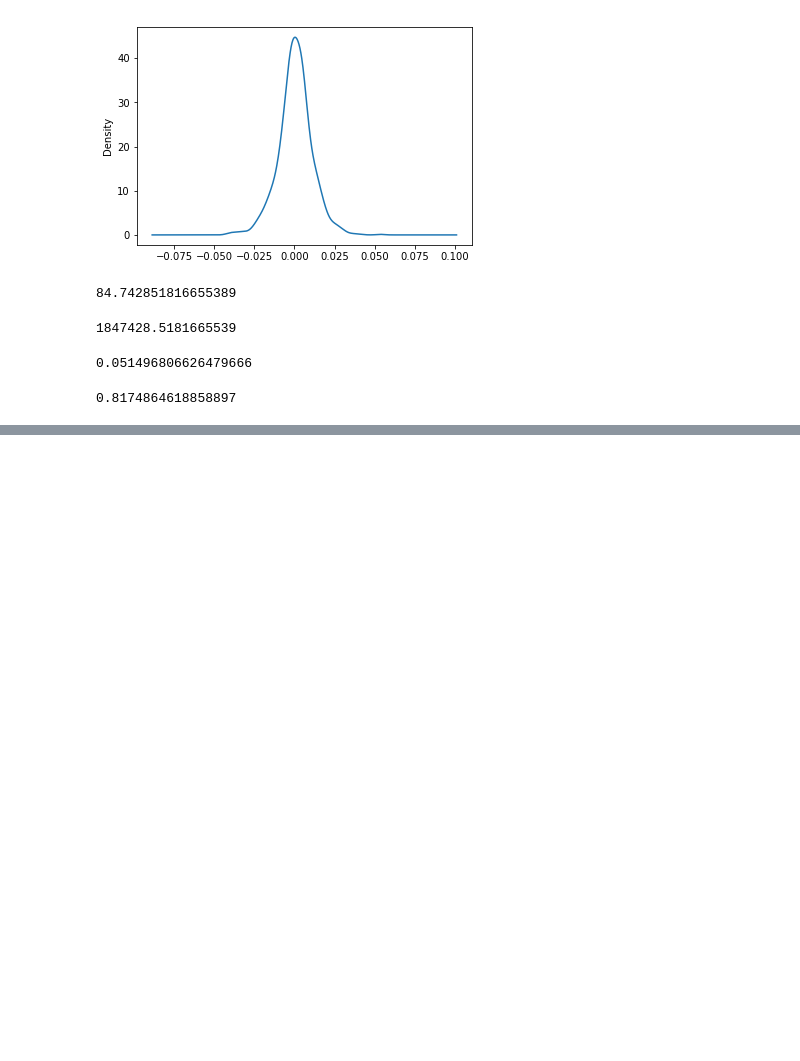
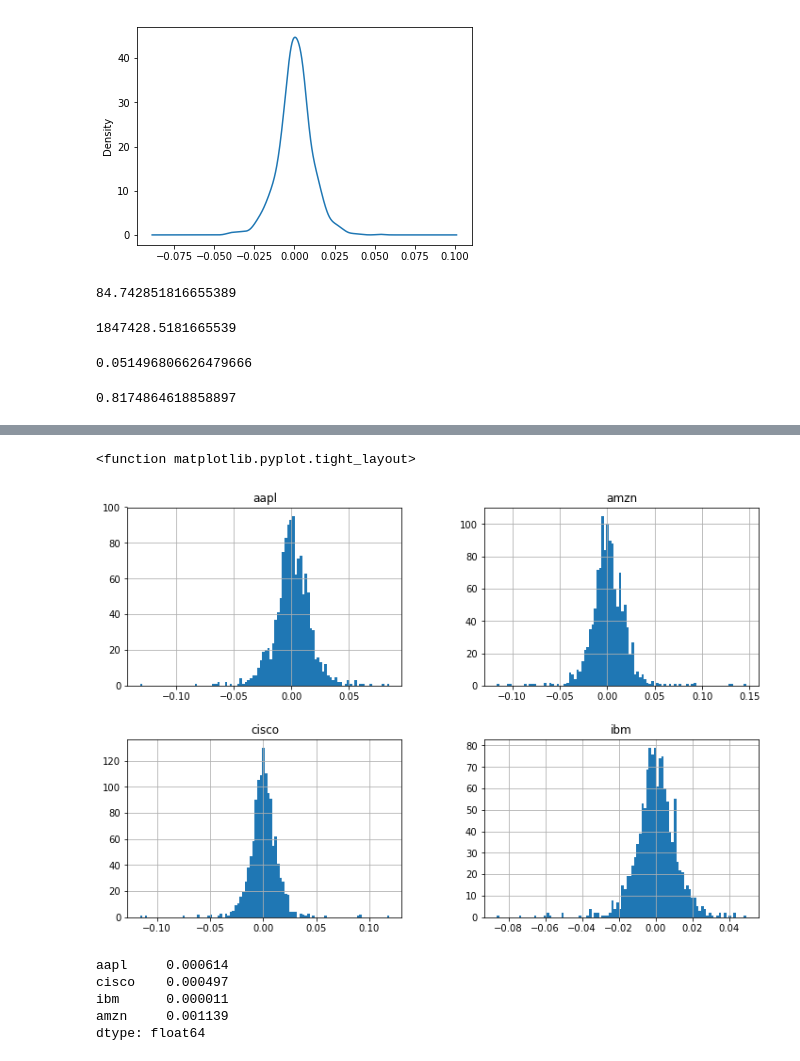
Before and after one commit to vitaliAI/Python-Source-Code, a Jupyter notebook: Python Finance Fundamentals/Python Finance Fundamentals.ipynb, the cells around one changed output, grey strips where cells are left out. Saved outputs shown, nothing was run; the diff lists cells and outputs as text; code cells hidden in the pictures; blank space fills up the shorter version.

```diff
--- a/Python Finance Fundamentals/Python Finance Fundamentals.ipynb
+++ b/Python Finance Fundamentals/Python Finance Fundamentals.ipynb
@@ -237,0 +259,4 @@ ASR
+# %%
+stocks = pd.concat([aapl['Adj. Close'], cisco['Adj. Close'], ibm['Adj. Close'], amzn['Adj. Close']], axis=1)
+# %%
+stocks.columns = ['aapl', 'cisco', 'ibm', 'amzn']
@@ -237,0 +299,3 @@ ASR
+# %%
+log_ret = np.log(stocks/stocks.shift(1))
+log_ret.head()
@@ -237,0 +310,14 @@ ASR
+# %%
+log_ret.hist(bins=100, figsize=(12,8))
+plt.tight_layout
+# %% [output]
+<function matplotlib.pyplot.tight_layout>
+[figure, added]
+# %%
+log_ret.mean()
+# %% [output]
+aapl     0.000614
+cisco    0.000497
+ibm      0.000011
+amzn     0.001139
+dtype: float64
```
Also changed, not shown: parts of 33 cells of this notebook, 1 other file.
